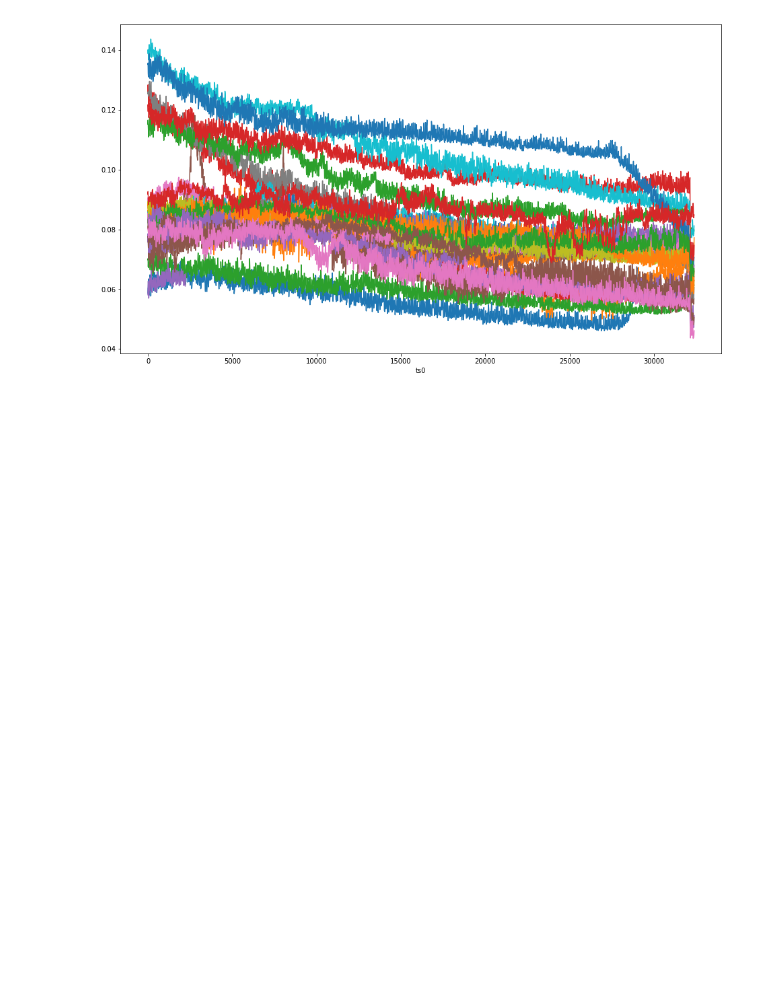
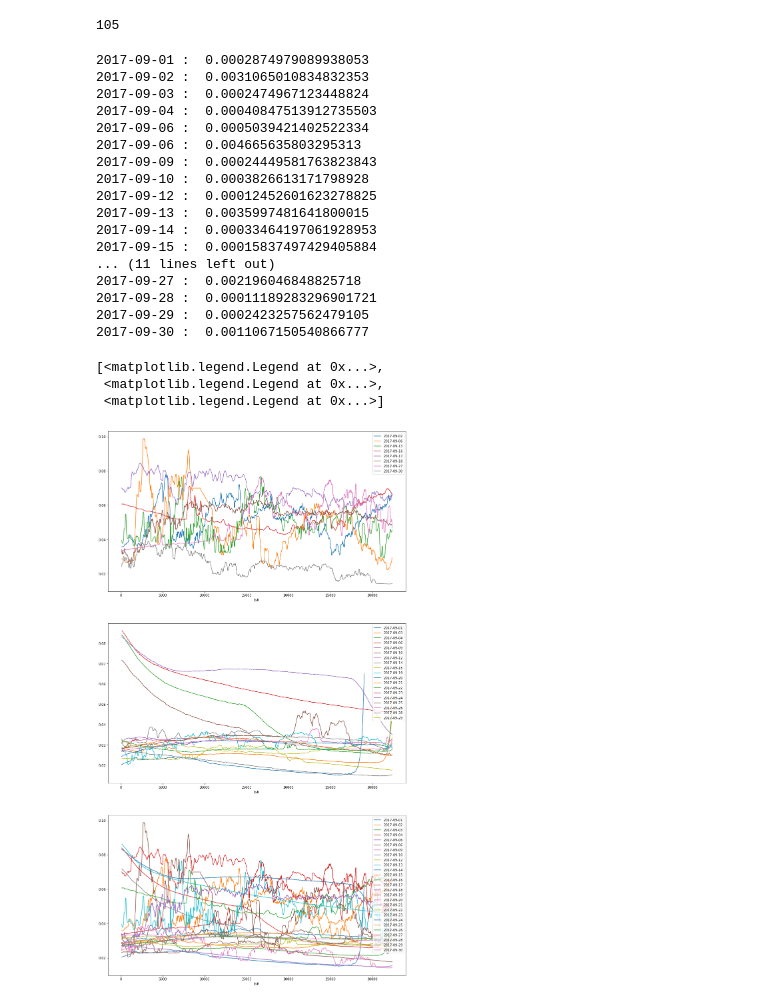
Before and after one commit to cmoscardi/independent_2018, a Jupyter notebook: image/weather_results.ipynb, the cells around one changed output. Saved outputs shown, nothing was run; the diff lists cells and outputs as text; code cells hidden in the pictures; blank space fills up the shorter version.

Commit message:
a whole mess of image stuff

```diff
--- a/image/weather_results.ipynb
+++ b/image/weather_results.ipynb
@@ -8,18 +8,50 @@ import pandas as pd
 
 import weather
 # %%
-files = glob.glob("../../capstone/image/weather_results/*.csv")
+files = glob.glob("weather_results/*.csv")
+len(files)
+# %% [output]
+105
 # %%
 files_092017 = [f for f in files if "-09-" in f]
 dfs = [pd.read_csv(f, names=["dt", "mean"], header=None, skiprows=[0]) for f in files_092017]
 dfs = [df for df in dfs if len(df) > 0]
 # %%
+fig, (ax1, ax2, ax3) = plt.subplots(3, 1, figsize=(16, 30))
 for df in dfs:
     df["dt"] = pd.to_datetime(df["dt"])
     df.sort_values("dt", inplace=True)
     df["ts0"] = (df["dt"] - df["dt"].iloc[0]).dt.total_seconds()
     df.set_index("ts0", inplace=True)
 for df in dfs:
-    ax = df["mean"].plot(figsize=(16, 9), label=df.iloc[0]["dt"].date())
+    rsm = df["mean"].rolling(50).std().mean()
+    if rsm > .0009:
+        df["mean"].rolling(12).median().plot(ax=ax1, label=df.iloc[0]["dt"].date())
+    else:
+        df["mean"].rolling(12).median().plot(ax=ax2, label=df.iloc[0]["dt"].date())
+
+    df["mean"].rolling(12).median().plot(ax=ax3, label=df.iloc[0]["dt"].date())
+    print(df.iloc[0]["dt"].date(), ": ", rsm)
+[ax.legend() for ax in (ax1, ax2, ax3)]
 # %% [output]
+2017-09-01 :  0.0002874979089938053
+2017-09-02 :  0.0031065010834832353
+2017-09-03 :  0.0002474967123448824
+2017-09-04 :  0.00040847513912735503
+2017-09-06 :  0.0005039421402522334
+2017-09-06 :  0.004665635803295313
+2017-09-09 :  0.00024449581763823843
+2017-09-10 :  0.0003826613171798928
+2017-09-12 :  0.00012452601623278825
+2017-09-13 :  0.0035997481641800015
+2017-09-14 :  0.00033464197061928953
+2017-09-15 :  0.00015837497429405884
+... (11 lines left out)
+2017-09-27 :  0.002196046848825718
+2017-09-28 :  0.00011189283296901721
+2017-09-29 :  0.0002423257562479105
+2017-09-30 :  0.0011067150540866777
+[<matplotlib.legend.Legend at 0x...>,
+ <matplotlib.legend.Legend at 0x...>,
+ <matplotlib.legend.Legend at 0x...>]
-[figure, old version]
+[figure, new version]
```
Also changed, not shown: parts of 4 cells of this notebook, 3 other files.
